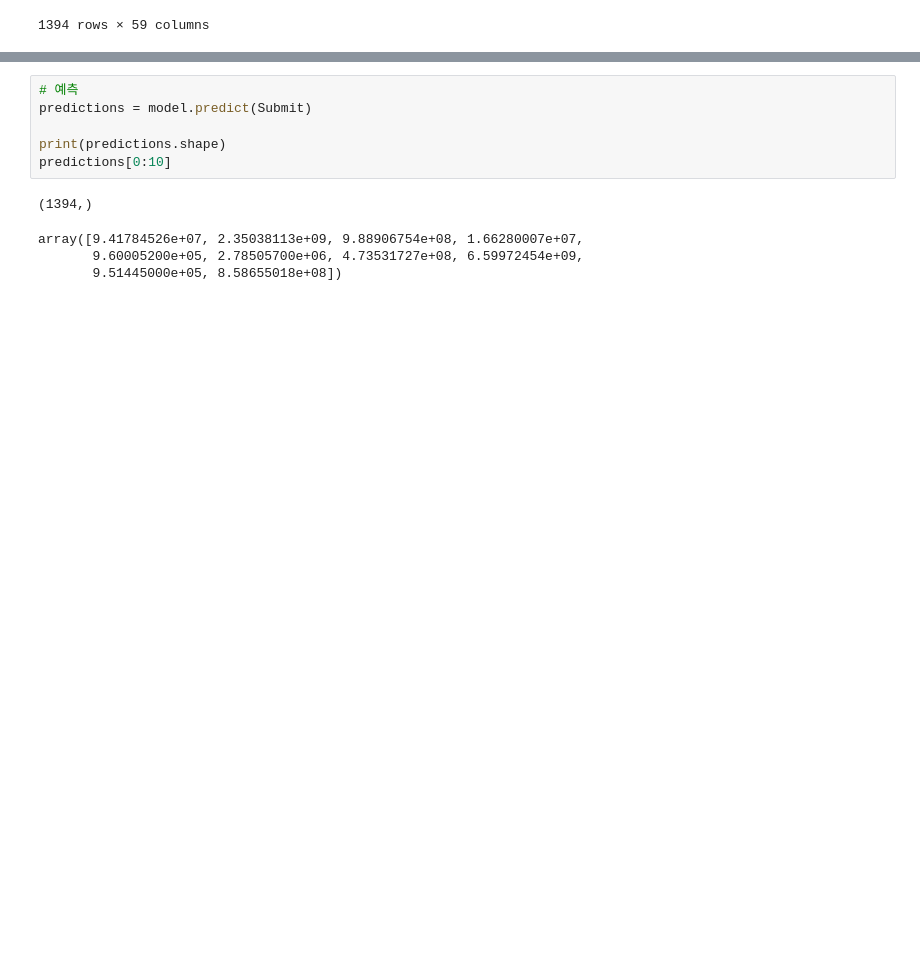
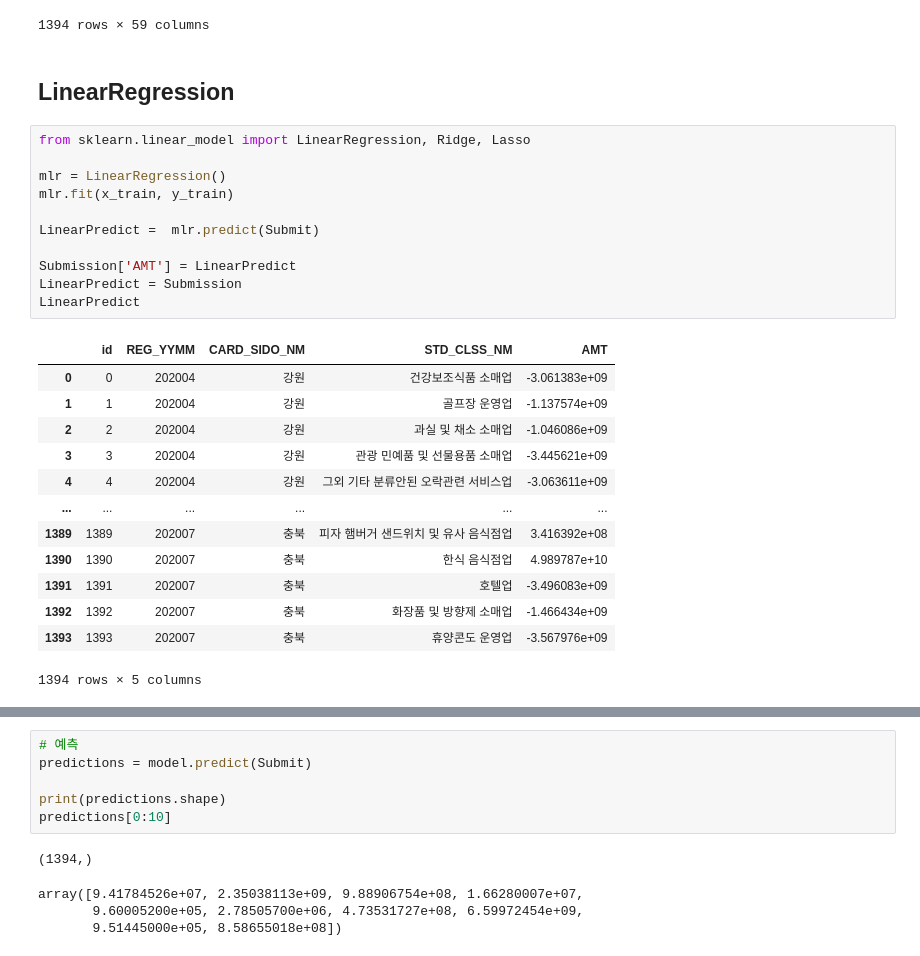
Before and after one commit to brainer3220/Jeju_CreditCard_Compete, a Jupyter notebook: 제주_빅데이터_경진대회.ipynb, the cells around one changed output, grey strips where cells are left out. Cells and saved outputs as stored; diff of their text form; blank space fills up the shorter version.

```diff
--- a/제주_빅데이터_경진대회.ipynb
+++ b/제주_빅데이터_경진대회.ipynb
@@ -501,3 +448,30 @@ Submit
 | 1392 | 18 | 0 | 0 | 0 | 0 | ... |
 | 1393 | 18 | 0 | 0 | 0 | 0 | ... |
 1394 rows × 59 columns
+# %% [markdown]
+## LinearRegression
+# %%
+from sklearn.linear_model import LinearRegression, Ridge, Lasso
+
+mlr = LinearRegression()
+mlr.fit(x_train, y_train)
+
+LinearPredict =  mlr.predict(Submit)
+
+Submission['AMT'] = LinearPredict
+LinearPredict = Submission
+LinearPredict
+# %% [output]
+|  | id | REG_YYMM | CARD_SIDO_NM | STD_CLSS_NM | AMT |
+| 0 | 0 | 202004 | 강원 | 건강보조식품 소매업 | -3.061383e+09 |
+| 1 | 1 | 202004 | 강원 | 골프장 운영업 | -1.137574e+09 |
+| 2 | 2 | 202004 | 강원 | 과실 및 채소 소매업 | -1.046086e+09 |
+| 3 | 3 | 202004 | 강원 | 관광 민예품 및 선물용품 소매업 | -3.445621e+09 |
+| 4 | 4 | 202004 | 강원 | 그외 기타 분류안된 오락관련 서비스업 | -3.063611e+09 |
+| ... | ... | ... | ... | ... | ... |
+| 1389 | 1389 | 202007 | 충북 | 피자 햄버거 샌드위치 및 유사 음식점업 | 3.416392e+08 |
+| 1390 | 1390 | 202007 | 충북 | 한식 음식점업 | 4.989787e+10 |
+| 1391 | 1391 | 202007 | 충북 | 호텔업 | -3.496083e+09 |
+| 1392 | 1392 | 202007 | 충북 | 화장품 및 방향제 소매업 | -1.466434e+09 |
+| 1393 | 1393 | 202007 | 충북 | 휴양콘도 운영업 | -3.567976e+09 |
+1394 rows × 5 columns
```
Also changed, not shown: parts of 24 cells of this notebook.
